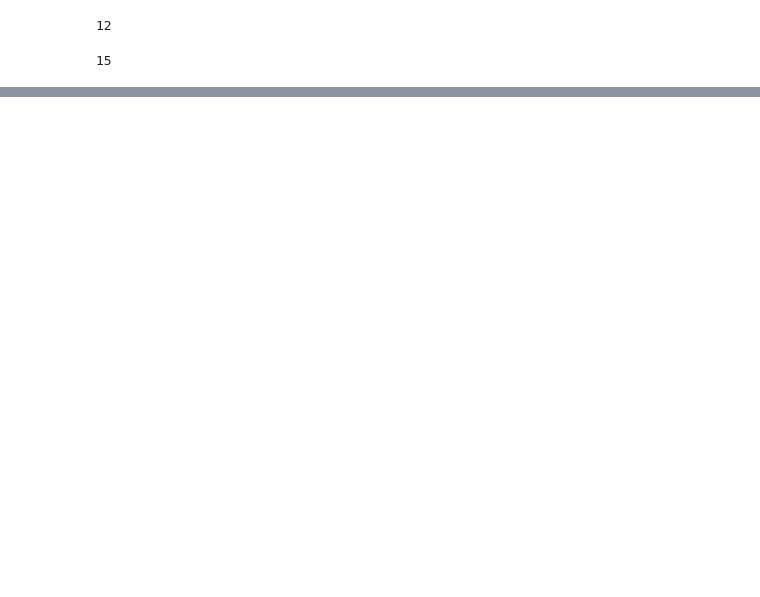
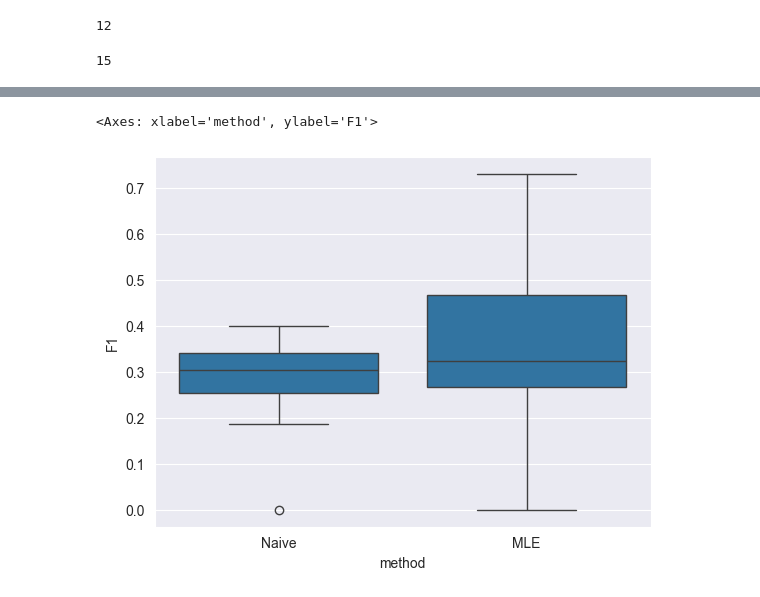
Before and after one commit to yiling-h/SI-Interaction, a Jupyter notebook: selectinf/flights/flights_example.ipynb, the cells around one changed output, grey strips where cells are left out. Saved outputs shown, nothing was run; the diff lists cells and outputs as text; code cells hidden in the pictures; blank space fills up the shorter version.

```diff
--- a/selectinf/flights/flights_example.ipynb
+++ b/selectinf/flights/flights_example.ipynb
@@ -371,0 +492,2 @@ len(set(MLE_test_insig).intersection(set(MLE_insig)))# / len(set(MLE_test_insig)
+# %%
+f1_dict = subsampling_inference(Y, X, test_size=0.9, n_rep=30, alpha=0.1)
@@ -371,0 +513,11 @@ len(set(MLE_test_insig).intersection(set(MLE_insig)))# / len(set(MLE_test_insig)
+# %%
+import matplotlib.pyplot as plt
+import seaborn as sns
+sns.boxplot(
+    data=pd.DataFrame(f1_dict),
+    x='method',
+    y='F1'
+)
+# %% [output]
+<Axes: xlabel='method', ylabel='F1'>
+[figure, added]
```
Also changed, not shown: parts of 26 cells of this notebook, 8 other files.
